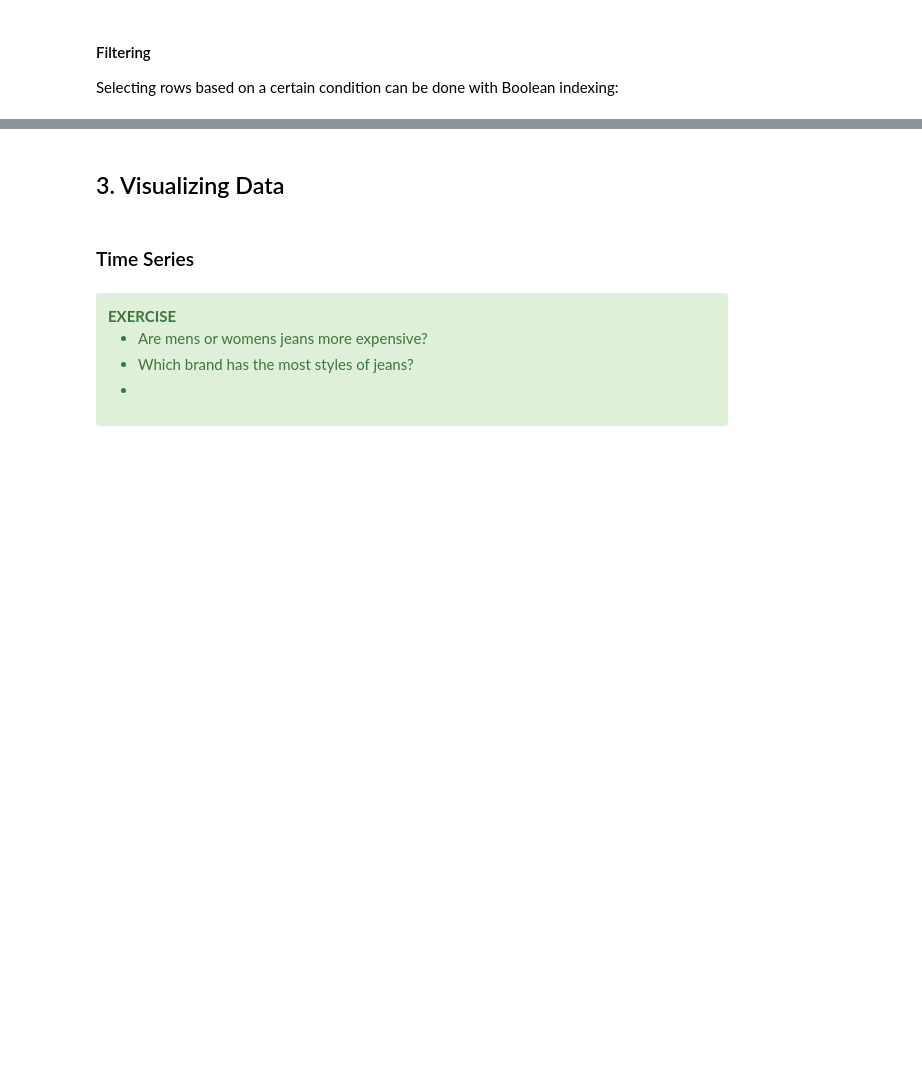
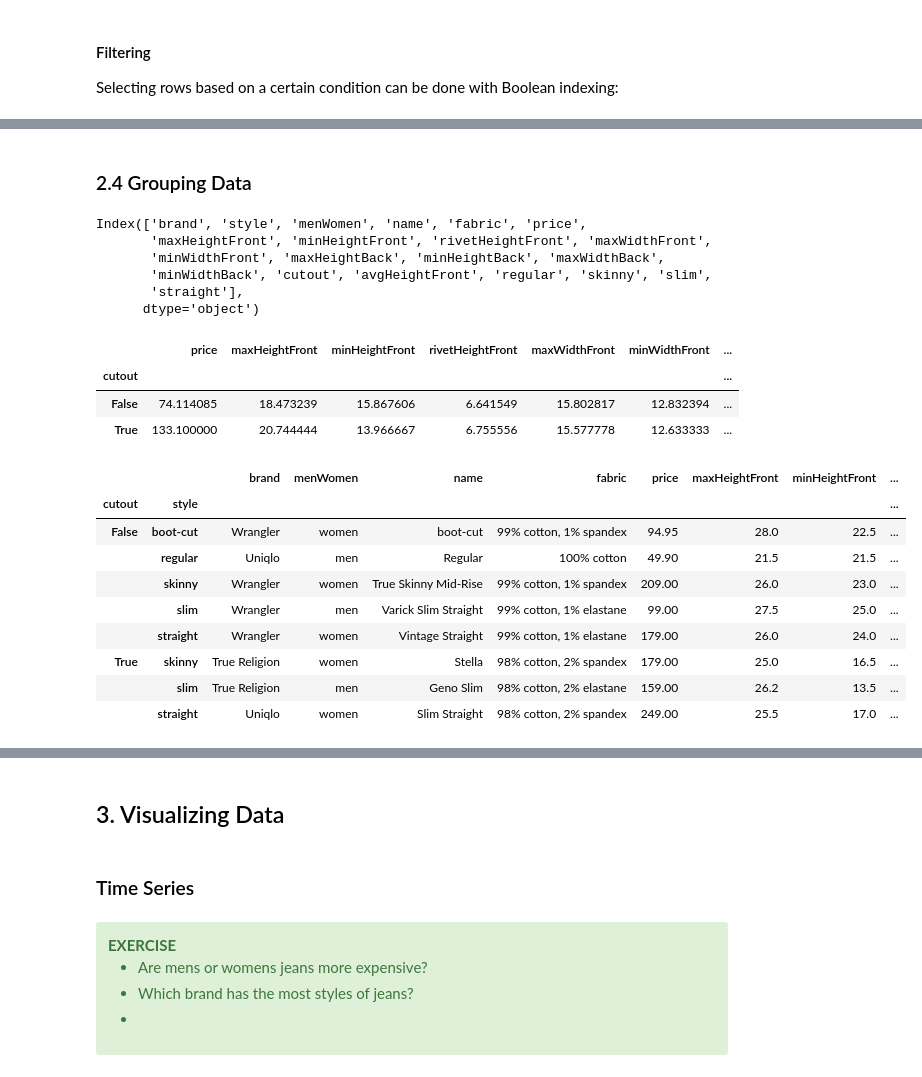
Before and after one commit to IBMDeveloperUK/Python-Pandas-Workshop, a Jupyter notebook: pandas-workshop.ipynb, the cells around one changed output, grey strips where cells are left out. Saved outputs shown, nothing was run; the diff lists cells and outputs as text; code cells hidden in the pictures; blank space fills up the shorter version.

```diff
--- a/pandas-workshop.ipynb
+++ b/pandas-workshop.ipynb
@@ -30,2 +24,0 @@ import pandas as pd
-# %%
-jeans = pd.read_csv('jeans_measurements.csv')
@@ -278,0 +446,3 @@ Fill them with for instance the average of the column, or any other value
+# %%
+jeans = jeans.join(pd.get_dummies(jeans['style'], drop_first=True))
+jeans.head(2)
@@ -278,0 +527,32 @@ Fill them with for instance the average of the column, or any other value
+# %% [markdown]
+<a id="grouping"></a>
+### 2.4 Grouping Data
+# %%
+jeans.columns
+# %% [output]
+Index(['brand', 'style', 'menWomen', 'name', 'fabric', 'price',
+       'maxHeightFront', 'minHeightFront', 'rivetHeightFront', 'maxWidthFront',
+       'minWidthFront', 'maxHeightBack', 'minHeightBack', 'maxWidthBack',
+       'minWidthBack', 'cutout', 'avgHeightFront', 'regular', 'skinny', 'slim',
+       'straight'],
+      dtype='object')
+# %%
+jeans.groupby(['cutout']).mean()
+# %% [output]
+|  | price | maxHeightFront | minHeightFront | rivetHeightFront | maxWidthFront | minWidthFront | ... |
+| cutout |  |  |  |  |  |  | ... |
+| False | 74.114085 | 18.473239 | 15.867606 | 6.641549 | 15.802817 | 12.832394 | ... |
+| True | 133.100000 | 20.744444 | 13.966667 | 6.755556 | 15.577778 | 12.633333 | ... |
+# %%
+jeans.groupby(['cutout','style']).max().head(10)
+# %% [output]
+|  |  | brand | menWomen | name | fabric | price | maxHeightFront | minHeightFront | ... |
+| cutout | style |  |  |  |  |  |  |  | ... |
+| False | boot-cut | Wrangler | women | boot-cut | 99% cotton, 1% spandex | 94.95 | 28.0 | 22.5 | ... |
+|  | regular | Uniqlo | men | Regular | 100% cotton | 49.90 | 21.5 | 21.5 | ... |
+|  | skinny | Wrangler | women | True Skinny Mid-Rise | 99% cotton, 1% spandex | 209.00 | 26.0 | 23.0 | ... |
+|  | slim | Wrangler | men | Varick Slim Straight | 99% cotton, 1% elastane | 99.00 | 27.5 | 25.0 | ... |
+|  | straight | Wrangler | women | Vintage Straight | 99% cotton, 1% elastane | 179.00 | 26.0 | 24.0 | ... |
+| True | skinny | True Religion | women | Stella | 98% cotton, 2% spandex | 179.00 | 25.0 | 16.5 | ... |
+|  | slim | True Religion | men | Geno Slim | 98% cotton, 2% elastane | 159.00 | 26.2 | 13.5 | ... |
+|  | straight | Uniqlo | women | Slim Straight | 98% cotton, 2% spandex | 249.00 | 25.5 | 17.0 | ... |
```
Also changed, not shown: parts of 94 cells of this notebook.
